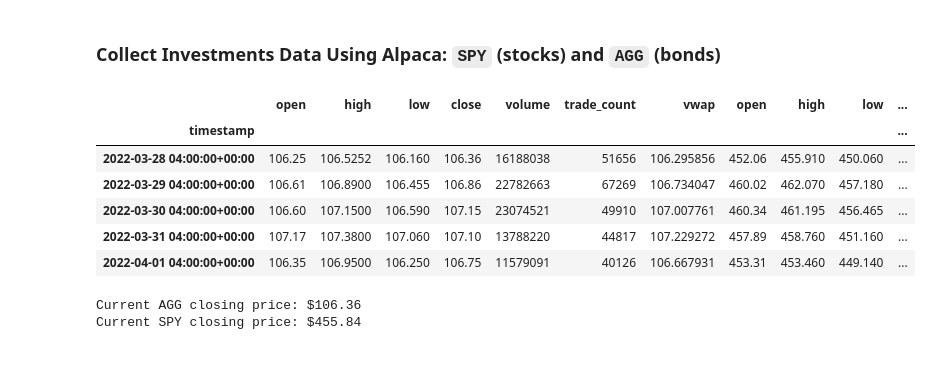
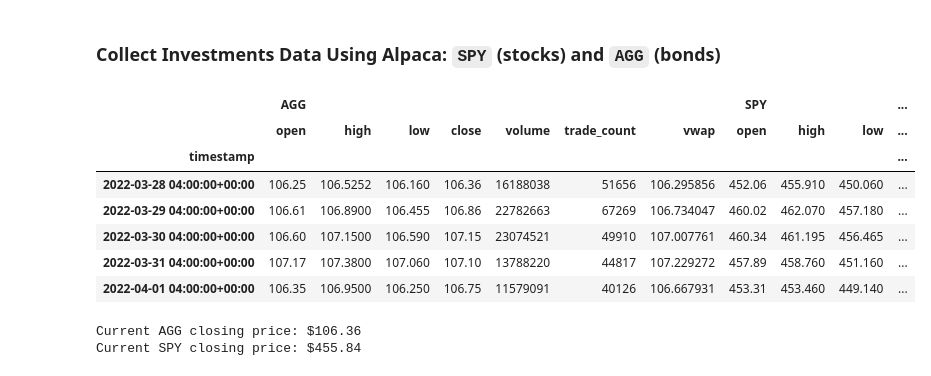
Before and after one commit to LeandroHugo/Mod5-cFP, a Jupyter notebook: Instructions Mod5/Starter_Code/financial-planner.ipynb, the cells around one changed output. Cells and saved outputs as stored; diff of their text form; code cells hidden in the pictures.

```diff
--- a/Instructions Mod5/Starter_Code/financial-planner.ipynb
+++ b/Instructions Mod5/Starter_Code/financial-planner.ipynb
@@ -62,6 +69,7 @@ my_spy = 50
 # Set Alpaca API key and secret
 alpaca_api_key = os.getenv("APCA_API_KEY_ID")
 alpaca_secret_key = os.getenv("APCA_API_SECRET_KEY")
+base_url = "https://paper-api.alpaca.markets"
 
 # Create the Alpaca API object
 api = tradeapi.REST(
@@ -71,35 +79,39 @@ api = tradeapi.REST(
 )
 # %%
 # Format current date as ISO format
+api = tradeapi.REST(alpaca_api_key, alpaca_secret_key, base_url, api_version='v2')
+
+
 start_date = pd.Timestamp("2022-03-27", tz="America/New_York").isoformat()
 end_date = pd.Timestamp("2023-03-27", tz="America/New_York").isoformat()
 
 # Set the tickers
 tickers = ["AGG", "SPY"]
 
 # Set timeframe to "1Day" for Alpaca API
 timeframe = "1Day"
 
 # Get current closing prices for SPY and AGG
 df_ticker = api.get_bars(
 	tickers,
 	timeframe,
 	start=start_date,
 	end=end_date
 ).df
 
 # Reorganize the DataFrame
 # Separate ticker data
 AGG = df_ticker[df_ticker["symbol"] == "AGG"].drop('symbol', axis=1)
 SPY = df_ticker[df_ticker["symbol"] == "SPY"].drop('symbol', axis=1)
 
 
 # Concatenate the ticker DataFrames
-df_ticker = pd.concat([AGG, SPY], axis=1, join="inner")
+df_ticker = pd.concat([AGG, SPY], axis=1, keys=['AGG', 'SPY'])
 
 # Preview DataFrame
 df_ticker.head()
 # %% [output]
+|  | AGG |  |  |  |  |  |  | SPY |  |  | ... |
 |  | open | high | low | close | volume | trade_count | vwap | open | high | low | ... |
 | timestamp |  |  |  |  |  |  |  |  |  |  | ... |
 | 2022-03-28 04:00:00+00:00 | 106.25 | 106.5252 | 106.160 | 106.36 | 16188038 | 51656 | 106.295856 | 452.06 | 455.910 | 450.060 | ... |
```
Also changed, not shown: parts of 8 cells of this notebook, 3 other files.
